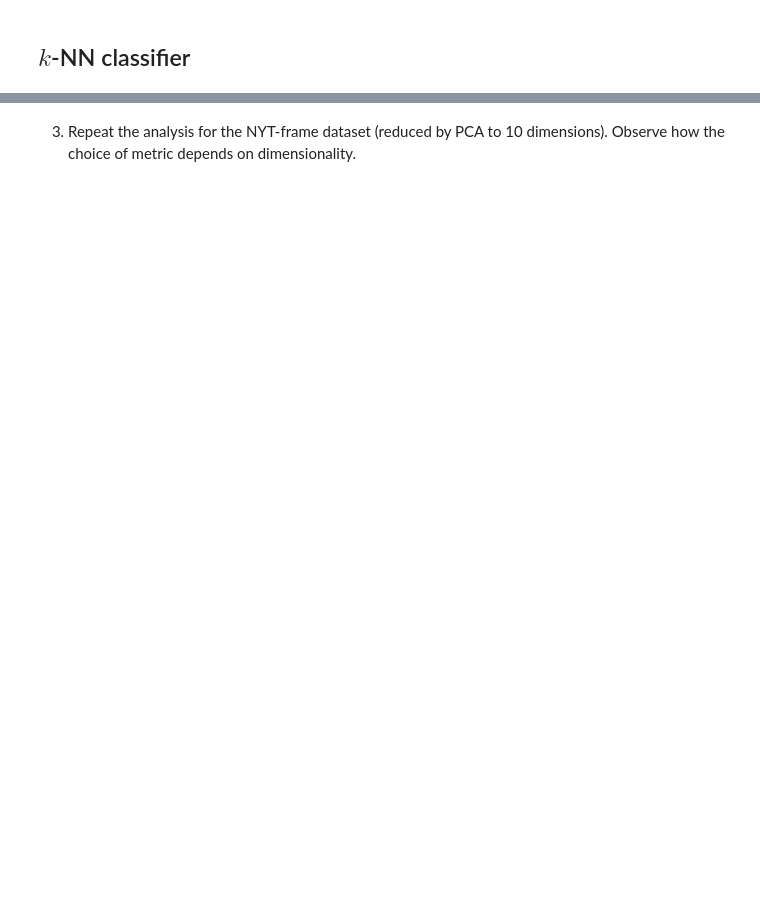
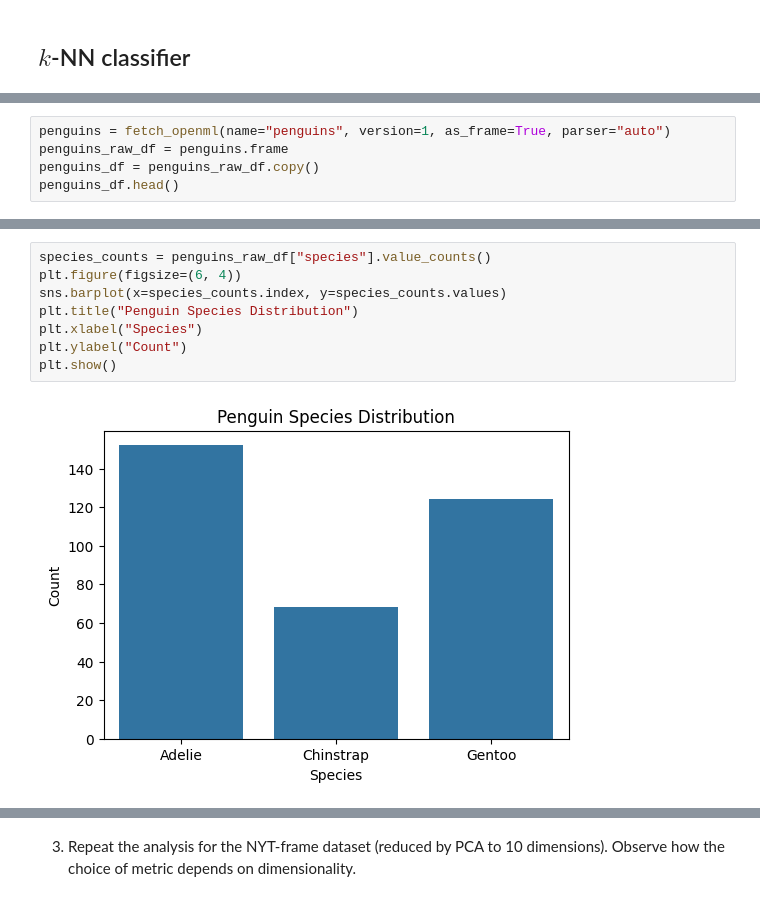
Before and after one commit to closetcaiman/de, a Jupyter notebook: lab2/lab2.ipynb, the cells around one changed output, grey strips where cells are left out. Cells and saved outputs as stored; diff of their text form; blank space fills up the shorter version.

```diff
--- a/lab2/lab2.ipynb
+++ b/lab2/lab2.ipynb
@@ -688,0 +968,5 @@ Before implementing, review the key theoretical concepts:
+# %%
+penguins = fetch_openml(name="penguins", version=1, as_frame=True, parser="auto")
+penguins_raw_df = penguins.frame
+penguins_df = penguins_raw_df.copy()
+penguins_df.head()
@@ -688,0 +980,10 @@ Before implementing, review the key theoretical concepts:
+# %%
+species_counts = penguins_raw_df["species"].value_counts()
+plt.figure(figsize=(6, 4))
+sns.barplot(x=species_counts.index, y=species_counts.values)
+plt.title("Penguin Species Distribution")
+plt.xlabel("Species")
+plt.ylabel("Count")
+plt.show()
+# %% [output]
+[figure, added]
```
Also changed, not shown: parts of 36 cells of this notebook.
